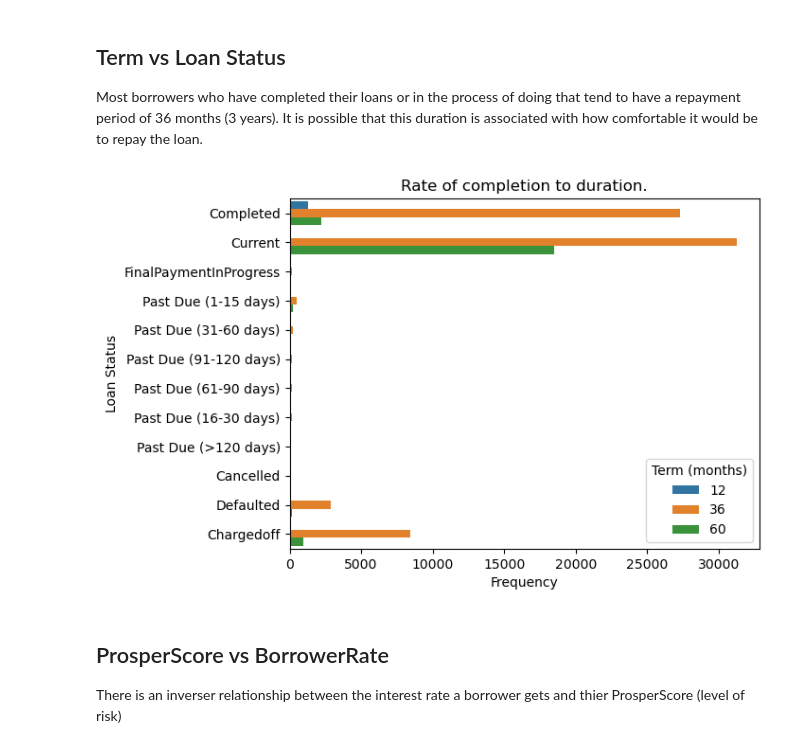
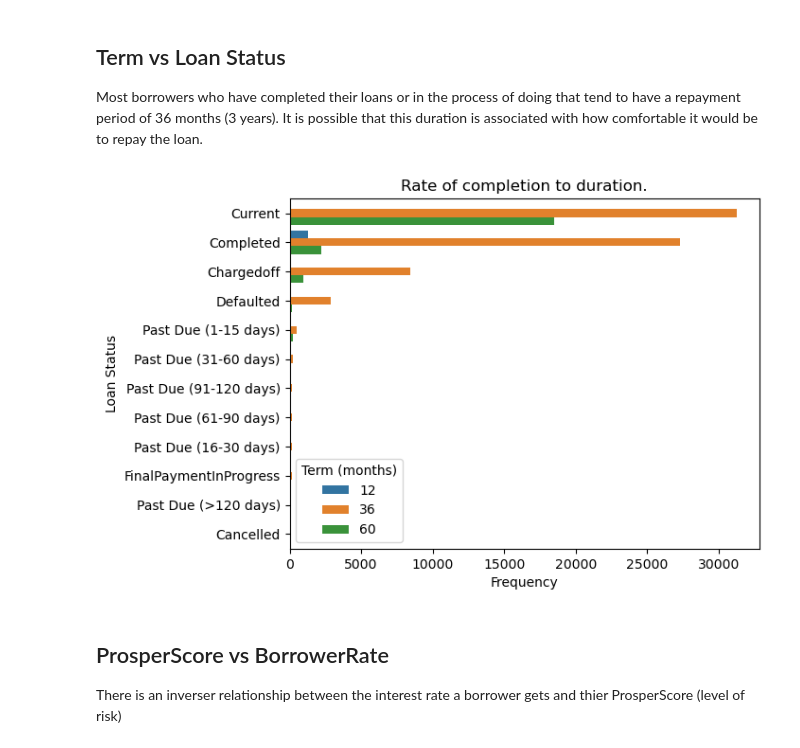
Before and after one commit to ismailomodara/prosper-loan-analysis, a Jupyter notebook: Prosper_Loans_Data_Part2.ipynb, the cells around one changed output. Drawn from its saved outputs; the diff is of its cells as text; code cells hidden in the pictures.

```diff
--- a/Prosper_Loans_Data_Part2.ipynb
+++ b/Prosper_Loans_Data_Part2.ipynb
@@ -93,15 +95,16 @@ plt.ylabel("Frequency");
 
 Most borrowers who have completed their loans or in the process of doing that tend to have a repayment period of 36 months (3 years). It is possible that this duration is associated with how comfortable it would be to repay the loan.
 # %%
-sb.countplot(data=loans, y='LoanStatus', hue='Term');
+order = loans.LoanStatus.value_counts().index
+sb.countplot(data=loans, y='LoanStatus', hue='Term', order=order);
 
 plt.title("Rate of completion to duration.")
 plt.legend(title="Term (months)");
 
 plt.xlabel("Frequency")
 plt.ylabel("Loan Status");
 # %% [output]
-[figure, old version]
+[figure, new version]
 # %% [markdown]
 ## ProsperScore vs BorrowerRate
 
```
Also changed, not shown: parts of 3 cells of this notebook, 3 other files.
